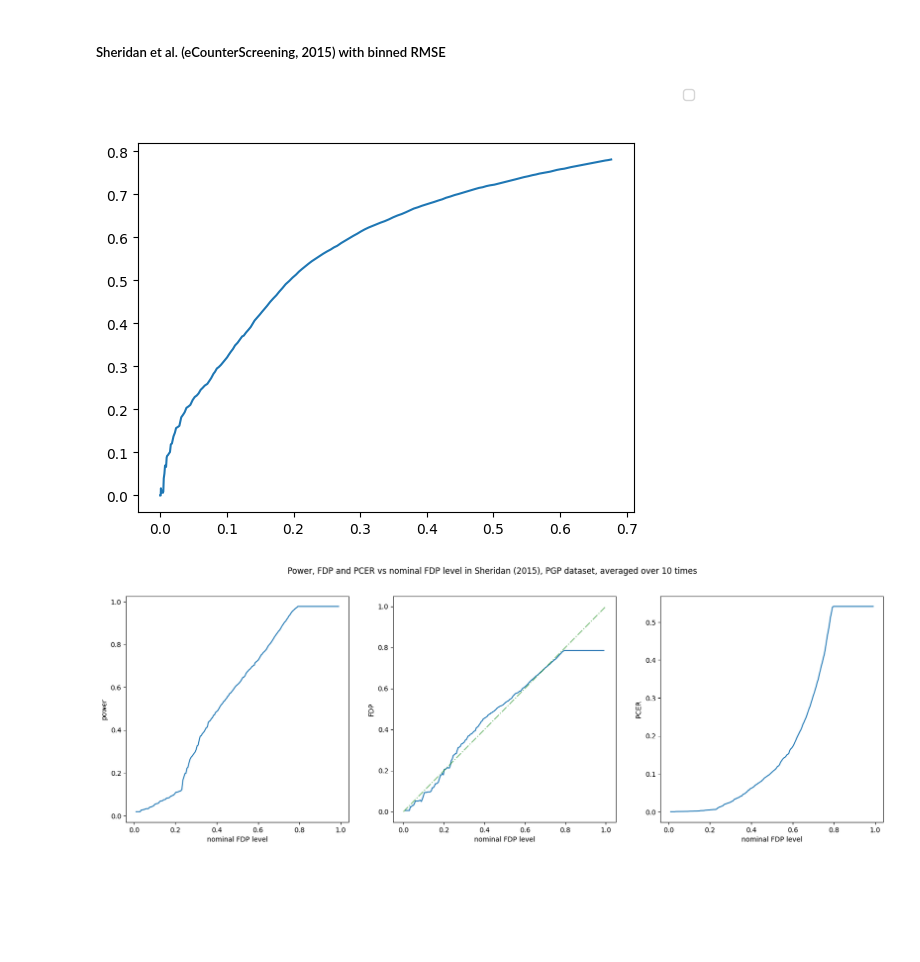
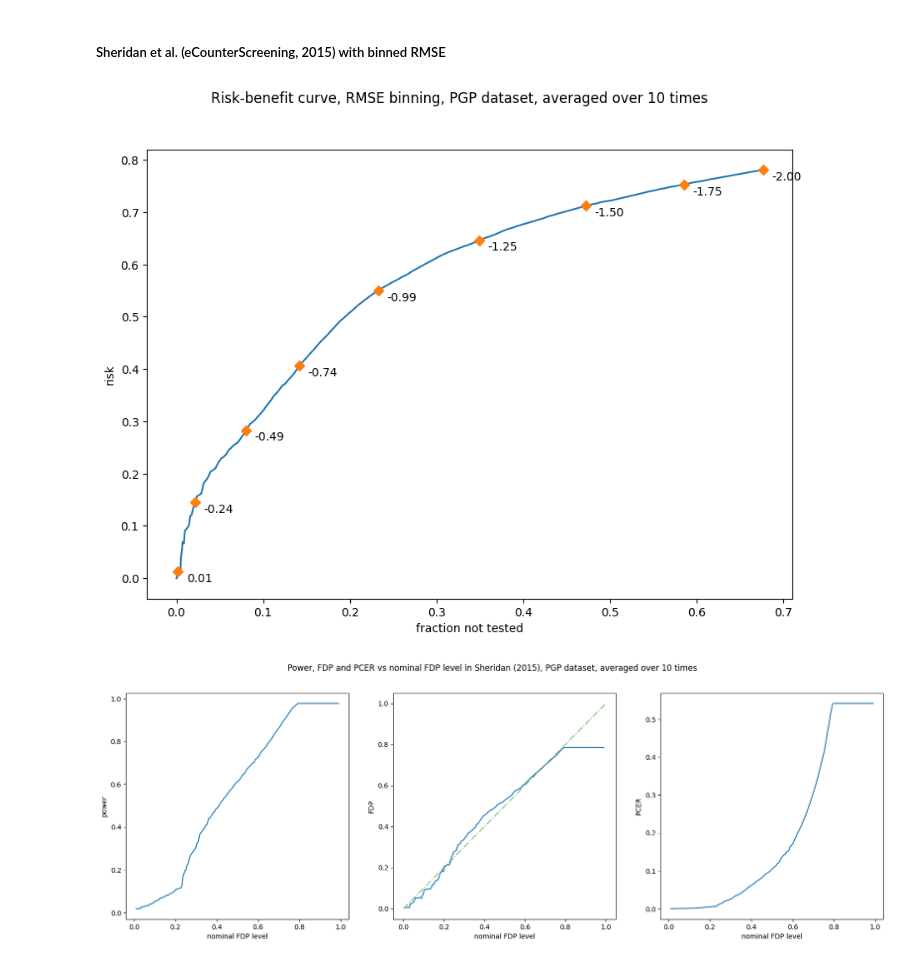
Before and after one commit to Tian-Bai/selcf_paper, a Jupyter notebook: utils/Sheridan-vs-Conformal.ipynb, the cells around one changed output. Drawn from its saved outputs; the diff is of its cells as text; code cells hidden in the pictures; blank space fills up the shorter version.

```diff
--- a/utils/Sheridan-vs-Conformal.ipynb
+++ b/utils/Sheridan-vs-Conformal.ipynb
@@ -409,7 +451,7 @@ benefit_list = np.zeros(200)
 power_list = np.zeros(200)
 fdp_list = np.zeros(200)
 
-itr = 20
+itr = 10
 
 for k in tqdm(range(itr)):
     rf = RandomForestRegressor(n_estimators=100, max_depth=20, max_features='sqrt')
@@ -433,12 +475,20 @@ for k in tqdm(range(itr)):
         fdp_list[i] += try_fdp / itr
         benefit_list[i] += len(try_r_sel) / (len(Ycalib) * itr)
         power_list[i] += try_power / itr
-# %%
-fig, axs = plt.subplots()
-axs.plot(benefit_list, fdp_list)
-plt.show()
-# %% [output]
-[figure, removed]
+# %%
+fig, axs = plt.subplots(figsize=(10, 7))
+idx_list = [39, 59, 79, 99, 119, 139, 159, 179, 199]
+axs.plot(benefit_list, fdp_list)
+axs.plot(benefit_list[idx_list], fdp_list[idx_list], 'D')
+axs.set_xlabel('fraction not tested')
+axs.set_ylabel('risk')
+for idx in idx_list:
+    r = R_list[idx]
+    axs.text(benefit_list[idx] + 0.01, fdp_list[idx] - 0.02, f'{r:.2f}')
+fig.suptitle(f'Risk-benefit curve, RMSE binning, {dataset_name} dataset, averaged over {itr} times')
+plt.show()
+# %% [output]
+[figure, added]
 # %%
 from sklearn.ensemble import RandomForestRegressor
 from tqdm import tqdm
```
Also changed, not shown: parts of 6 cells of this notebook.
